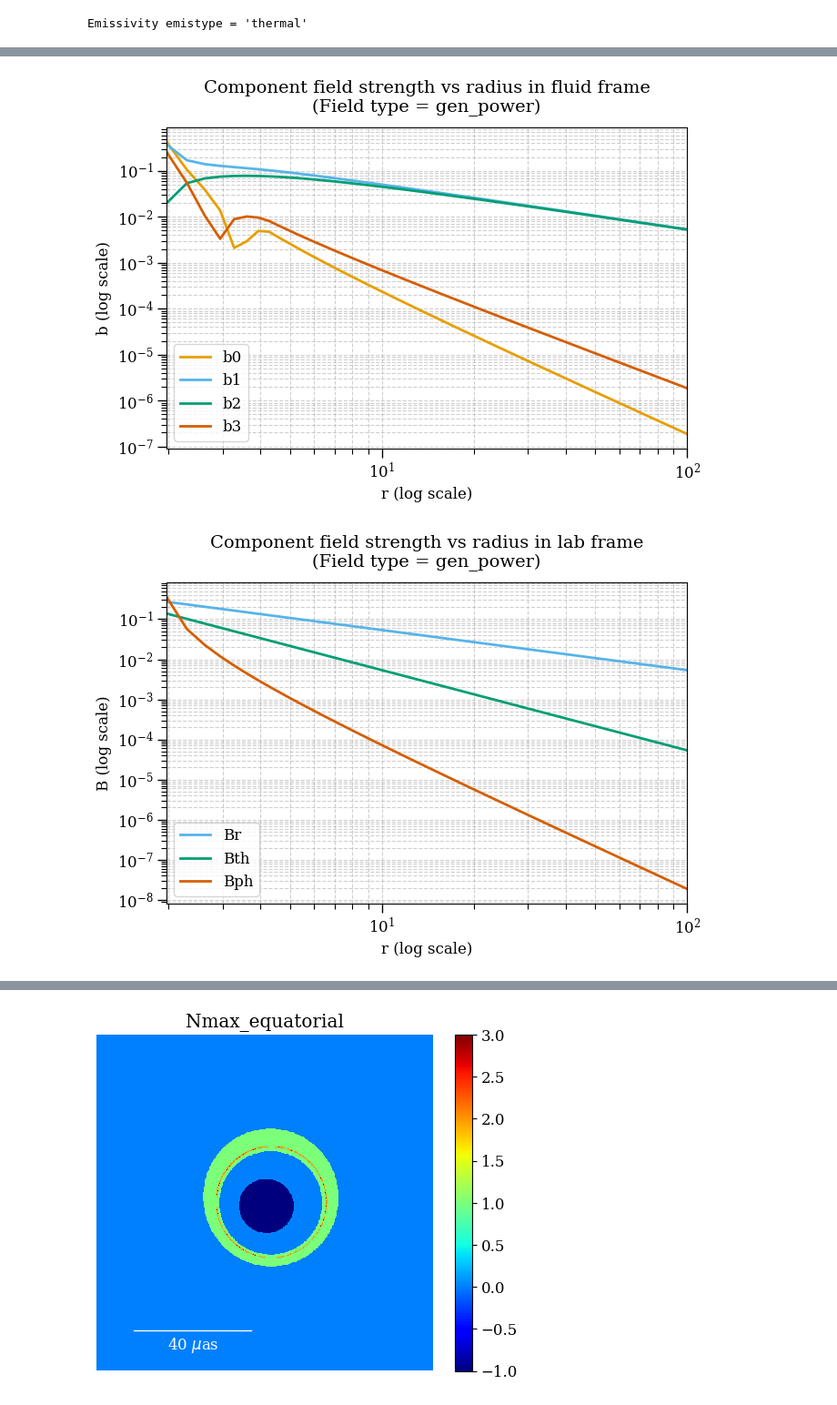
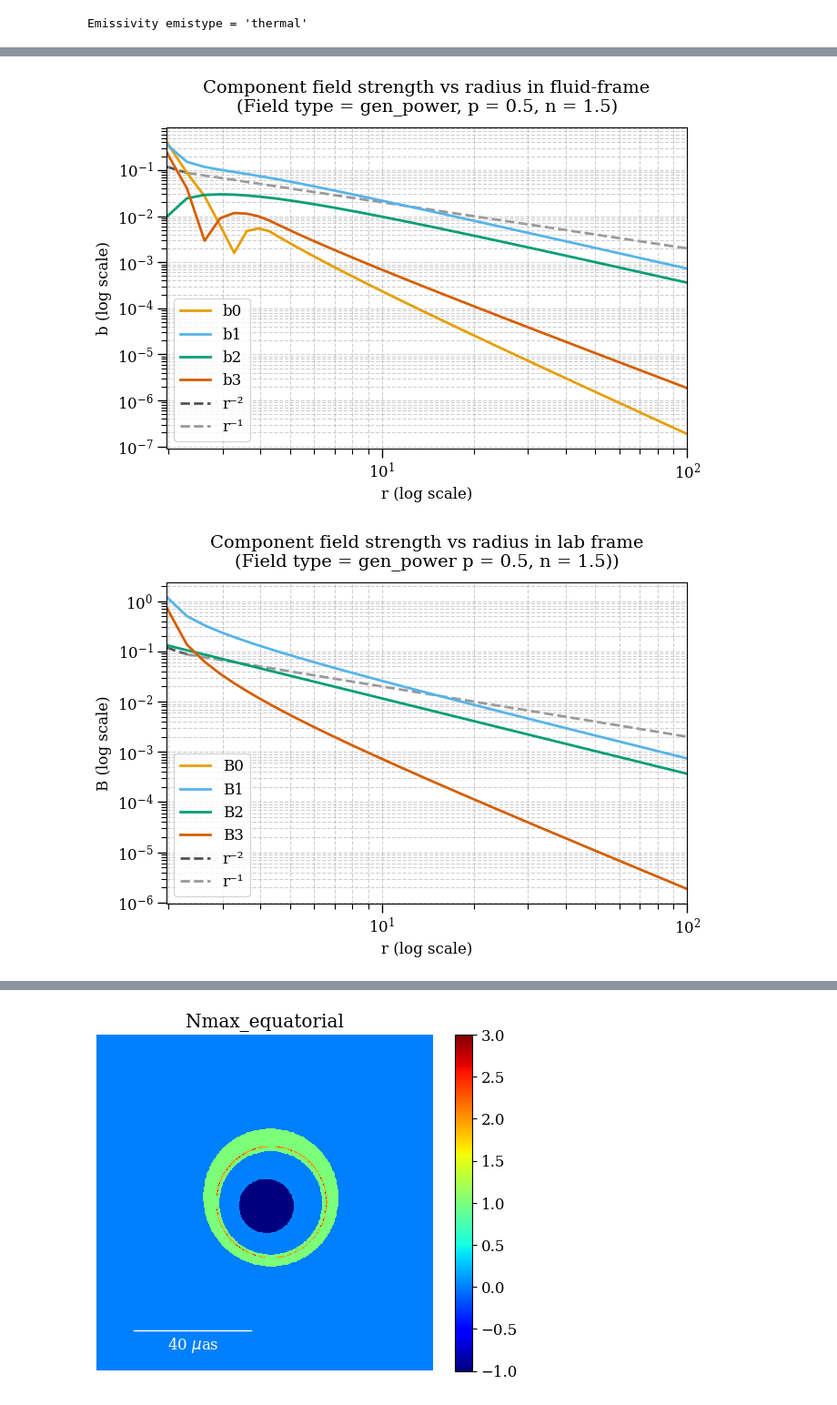
Before and after one commit to achael/kgeo, a Jupyter notebook: notebooks/equatorial_generate_images.ipynb, the cells around one changed output, grey strips where cells are left out. Shown at 91% size. Drawn from its saved outputs; the diff is of its cells as text; code cells hidden in the pictures.

```diff
--- a/notebooks/equatorial_generate_images.ipynb
+++ b/notebooks/equatorial_generate_images.ipynb
@@ -327,11 +345,24 @@ ax.loglog(r_plt, b_1, linewidth=2, color="#56B4E9", label=f"b1")
 ax.loglog(r_plt, b_2, linewidth=2, color="#009E73", label=f"b2")
 ax.loglog(r_plt, b_3, linewidth=2, color="#D55E00", label=f"b3")
 
+r_join = 2.3
 xmin = float(np.min(r_plt))
 xmax = float(np.max(r_plt))
 ax.set_xlim(xmin, xmax)
+y0 = 0.2*(1.0/r_join)
+C1 = y0 * r_join
+C2 = y0 * r_join**2
+lo_stop = min(r_join, xmax)
+if lo_stop > xmin:
+    r_lo = np.logspace(np.log10(xmin), np.log10(lo_stop), 256)
+    ax.loglog(r_lo, C2*r_lo**-2, ls="--", lw=2, color="#545353", label="r⁻²", zorder=1)
+hi_start = max(r_join, xmin)
+if hi_start < xmax:
+    r_hi = np.logspace(np.log10(hi_start), np.log10(xmax), 256)
+    ax.loglog(r_hi, C1*r_hi**-1, ls="--", lw=2, color="#999999", label="r⁻¹", zorder=1)
 
-ax.set_title(f"Component field strength vs radius in fluid frame\n(Field type = {getattr(bfield_plt, "fieldtype", "")})", fontsize=14, pad=12)
+
+ax.set_title(f"Component field strength vs radius in fluid-frame\n(Field type = {getattr(bfield_plt, "fieldtype", "")}, p = {p_val}, n = {n_I})", fontsize=14, pad=12)
 ax.set_xlabel("r (log scale)", fontsize=12)
 ax.set_ylabel("b (log scale)", fontsize=12)
 ax.grid(True, which="both", linestyle="--", alpha=0.6)
@@ -339,32 +370,55 @@ ax.tick_params(axis="both", which="major", length=7, width=1)
 ax.tick_params(axis="both", which="minor", length=4, width=0.8)
 ax.legend()
 fig.tight_layout()
+if save_image:
+    plt.savefig(os.path.join(save_dir, f"bvsr_fluidcomp.png"))
 plt.show()
 # %% [output]
-[figure, old version]
+[figure, new version]
 # %%
 bfield_plt = Bfield('gen_power', n_I=n_I, p_val=p_val, isAbove = True)
 
-Br, Bth, Bph = bfield_plt.bfield_lab(a_plt, r_plt, th=np.pi/2)
+(B0, B1, B2, B3), (B0_l, B1_l, B2_l, B3_l) = bfield_plt.bfield_lab_comp(a_plt, r_plt)
+
+B_0 = np.sqrt(B0 *B0_l)
+B_1 = np.sqrt(B1 *B1_l)
+B_2 = np.sqrt(B2 *B2_l)
+B_3 = np.sqrt(B3 *B3_l)
 
 fig, ax = plt.subplots(figsize=(7, 5))
 
-ax.loglog(r_plt, np.abs(Br), linewidth=2, color="#56B4E9", label=f"Br")
-ax.loglog(r_plt, np.abs(Bth), linewidth=2, color="#009E73", label=f"Bth")
-ax.loglog(r_plt, np.abs(Bph), linewidth=2, color="#D55E00", label=f"Bph")
+ax.loglog(r_plt, B_0, linewidth=2, color="#E69F00", label=f"B0")
+ax.loglog(r_plt, B_1, linewidth=2, color="#56B4E9", label=f"B1")
+ax.loglog(r_plt, B_2, linewidth=2, color="#009E73", label=f"B2")
+ax.loglog(r_plt, B_3, linewidth=2, color="#D55E00", label=f"B3")
 
+r_join = 2.3
 xmin = float(np.min(r_plt))
 xmax = float(np.max(r_plt))
 ax.set_xlim(xmin, xmax)
+y0 = 0.2*(1.0/r_join)
+C1 = y0 * r_join
+C2 = y0 * r_join**2
+lo_stop = min(r_join, xmax)
+if lo_stop > xmin:
+    r_lo = np.logspace(np.log10(xmin), np.log10(lo_stop), 256)
+    ax.loglog(r_lo, C2*r_lo**-2, ls="--", lw=2, color="#545353", label="r⁻²", zorder=1)
+hi_start = max(r_join, xmin)
+if hi_start < xmax:
+    r_hi = np.logspace(np.log10(hi_start), np.log10(xmax), 256)
+    ax.loglog(r_hi, C1*r_hi**-1, ls="--", lw=2, color="#999999", label="r⁻¹", zorder=1)
 
-ax.set_title(f"Component field strength vs radius in lab frame\n(Field type = {getattr(bfield_plt, "fieldtype", "")})", fontsize=14, pad=12)
+
+ax.set_title(f"Component field strength vs radius in lab frame\n(Field type = {getattr(bfield_plt, "fieldtype", "")} p = {p_val}, n = {n_I}))", fontsize=14, pad=12)
 ax.set_xlabel("r (log scale)", fontsize=12)
 ax.set_ylabel("B (log scale)", fontsize=12)
 ax.grid(True, which="both", linestyle="--", alpha=0.6)
 ax.tick_params(axis="both", which="major", length=7, width=1)
 ax.tick_params(axis="both", which="minor", length=4, width=0.8)
 ax.legend()
 fig.tight_layout()
+if save_image:
+    plt.savefig(os.path.join(save_dir, f"bvsr_labcomp.png"))
 plt.show()
 # %% [output]
-[figure, old version]
+[figure, new version]
```
Also changed, not shown: parts of 14 cells of this notebook.
